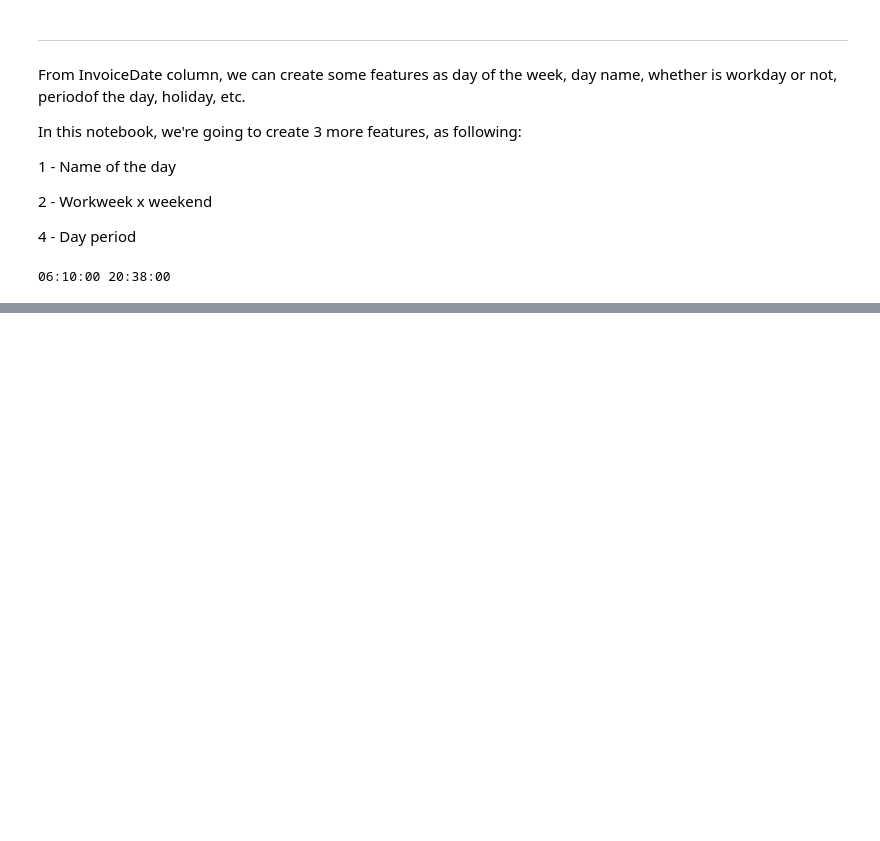
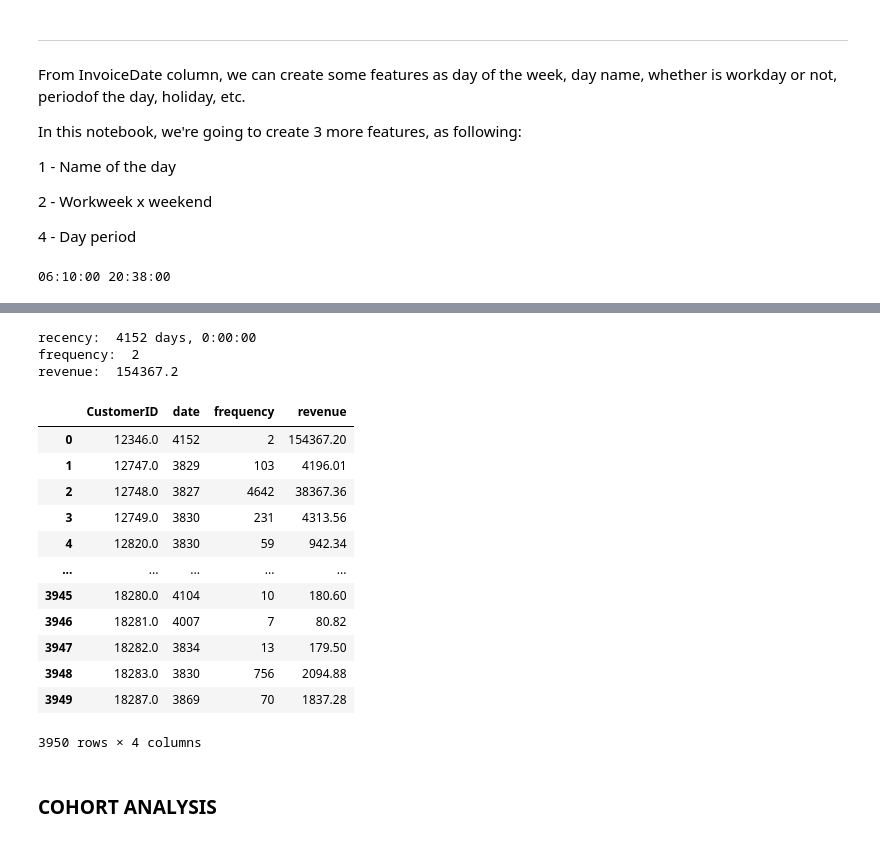
Before and after one commit to daianeklein/customer-segmentation, a Jupyter notebook: customer-segmentation.ipynb, the cells around one changed output, grey strips where cells are left out. Saved outputs shown, nothing was run; the diff lists cells and outputs as text; code cells hidden in the pictures; blank space fills up the shorter version.

```diff
--- a/customer-segmentation.ipynb
+++ b/customer-segmentation.ipynb
@@ -392,0 +414,33 @@ set_chart_settings('Quantity by Period of the Day')
+# %%
+print('recency: ', now.date() - df2[df2['CustomerID'] == 12346]['date'].max())
+print('frequency: ', len(df2[df2['CustomerID'] == 12346]['CustomerID']))
+print('revenue: ' , df2[df2['CustomerID'] == 12346]['revenue'].sum() )
+# %% [output]
+recency:  4152 days, 0:00:00
+frequency:  2
+revenue:  154367.2
+# %%
+rfm = df1.groupby('CustomerID').agg({'date': lambda x: (now.date() - x.max()).days,
+                             'CustomerID' : lambda x: len(x),
+                                    'revenue': lambda x: x.sum()})
+
+rfm = rfm.rename(columns=({'CustomerID' : 'frequency'}))
+rfm = rfm.reset_index()
+
+rfm
+# %% [output]
+|  | CustomerID | date | frequency | revenue |
+| 0 | 12346.0 | 4152 | 2 | 154367.20 |
+| 1 | 12747.0 | 3829 | 103 | 4196.01 |
+| 2 | 12748.0 | 3827 | 4642 | 38367.36 |
+| 3 | 12749.0 | 3830 | 231 | 4313.56 |
+| 4 | 12820.0 | 3830 | 59 | 942.34 |
+| ... | ... | ... | ... | ... |
+| 3945 | 18280.0 | 4104 | 10 | 180.60 |
+| 3946 | 18281.0 | 4007 | 7 | 80.82 |
+| 3947 | 18282.0 | 3834 | 13 | 179.50 |
+| 3948 | 18283.0 | 3830 | 756 | 2094.88 |
+| 3949 | 18287.0 | 3869 | 70 | 1837.28 |
+3950 rows × 4 columns
+# %% [markdown]
+### COHORT ANALYSIS
```
Also changed, not shown: parts of 62 cells of this notebook.
